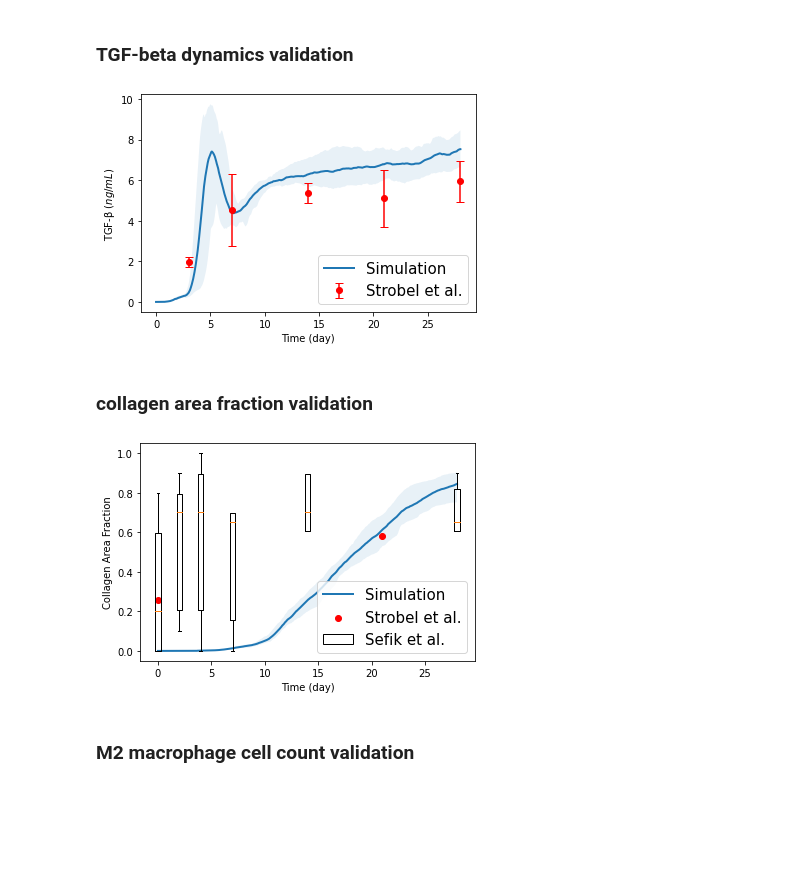
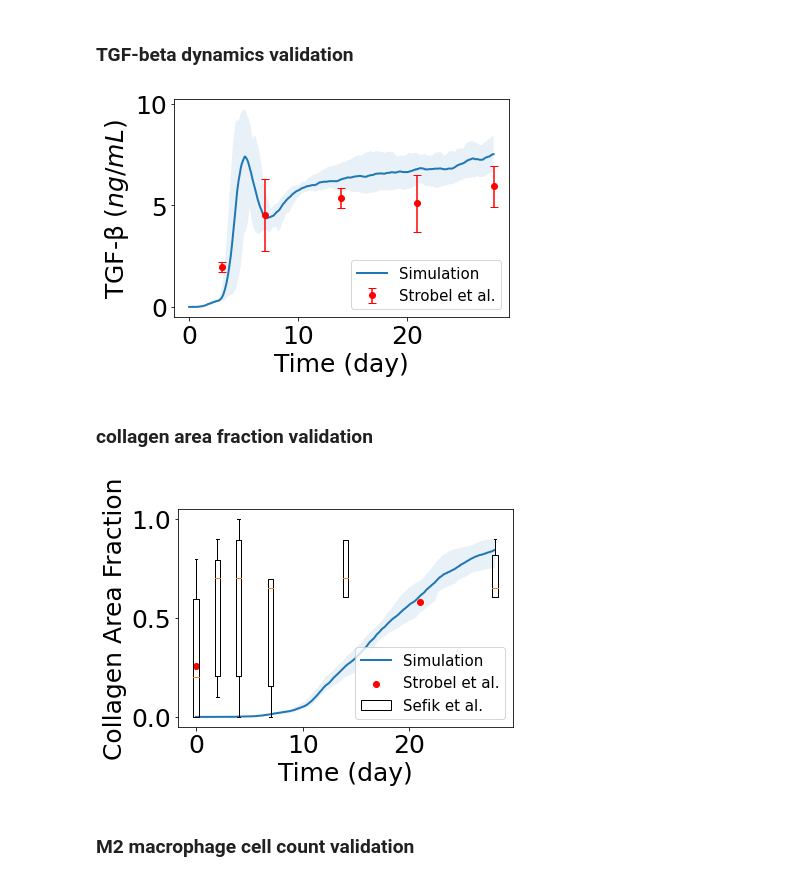
Before and after one commit to ashleefv/covid19fibrosis, a Jupyter notebook: Analysis/Validation/Validation.ipynb, the cells around one changed output. Drawn from its saved outputs; the diff is of its cells as text; code cells hidden in the pictures; blank space fills up the shorter version.

Commit message:
updating validation figures

```diff
--- a/Analysis/Validation/Validation.ipynb
+++ b/Analysis/Validation/Validation.ipynb
@@ -43,6 +43,7 @@ t = np.array([time,time,time,time,time,time,time,time])
 # %% [markdown]
 ### TGF-beta dynamics validation
 # %%
+plt.rcParams.update({'font.size': 25})
 fifth_percentile_TGF = np.percentile(TGF, 5, axis=0)
 ninty_fifth_percentile_TGF = np.percentile(TGF, 95, axis=0)
 mean_TGF = np.mean(TGF, axis=0)
@@ -62,10 +63,11 @@ plt.legend(loc='lower right', fontsize="15")
 plt.savefig("TGF_beta_dynamics_validation.png", dpi = 300, bbox_inches='tight')
 plt.show()
 # %% [output]
-[figure, old version]
+[figure, new version]
 # %% [markdown]
 ### collagen area fraction validation
 # %%
+plt.rcParams.update({'font.size': 25})
 fig, ax = plt.subplots()
 
 fifth_percentile_collagen_area = np.percentile(collagen_area, 5, axis=0)
@@ -115,34 +117,34 @@ boxes = [
         'whislo': 0.607,    # Bottom whisker position
         'q1'    : 0.607,    # First quartile (25th percentile)
         'med'   : 0.701,    # Median         (50th percentile)
         'q3'    : 0.895,    # Third quartile (75th percentile)
         'whishi': 0.895,    # Top whisker position
         'fliers': []        # Outliers
     },
     {
         'whislo': 0.605,    # Bottom whisker position
         'q1'    : 0.605,    # First quartile (25th percentile)
         'med'   : 0.652,    # Median         (50th percentile)
         'q3'    : 0.821,    # Third quartile (75th percentile)
         'whishi': 0.90,    # Top whisker position
         'fliers': []        # Outliers
     },
 
 ]
 ax.bxp(boxes, positions, showfliers=False, manage_ticks = False)
 
 plt.xlabel('Time (day)')
 plt.ylabel('Collagen Area Fraction')
 plt.legend()
 old_handles, labels = ax.get_legend_handles_labels()
 legend_elements = [Patch(facecolor='white', edgecolor='k', label='Sefik et al.')]
 
 plt.legend(handles=old_handles + legend_elements, loc='lower right', fontsize="15")
 
 plt.savefig("collagen_area_fraction.png", dpi = 300, bbox_inches='tight')
 plt.show()
 # %% [output]
-[figure, old version]
+[figure, new version]
 # %% [markdown]
 ### M2 macrophage cell count validation
 # %%
```
